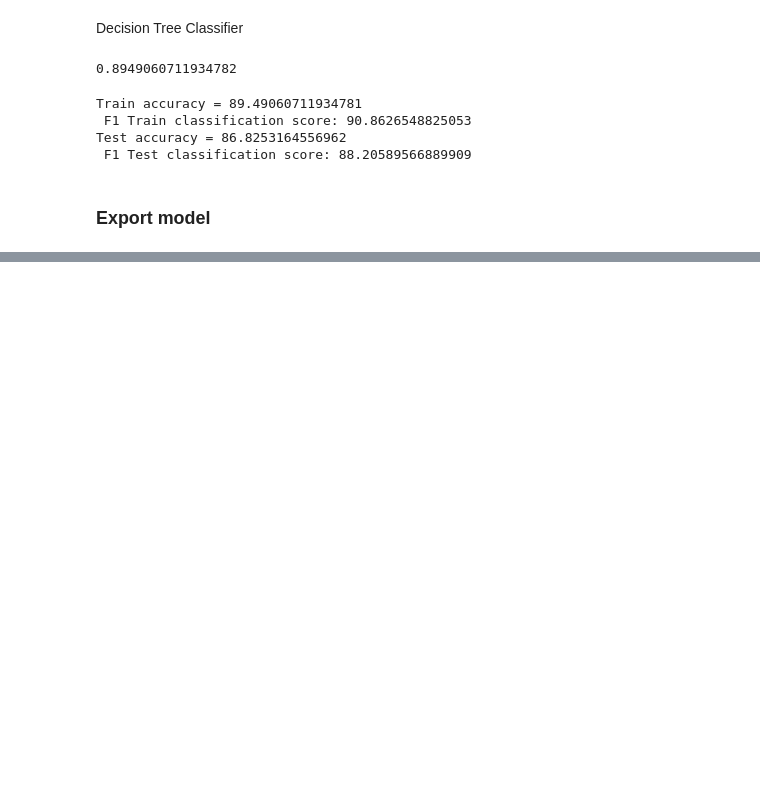
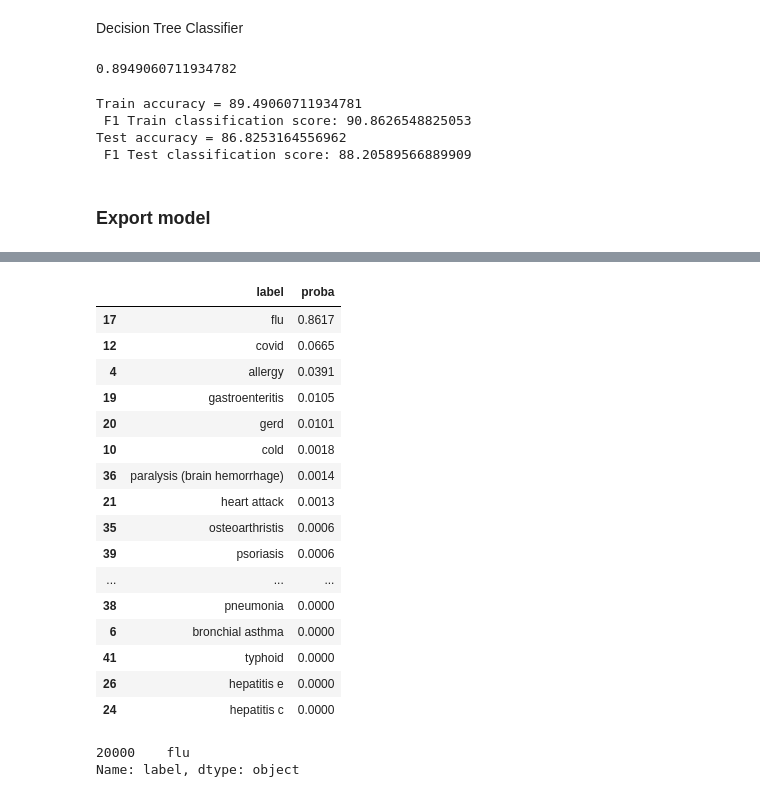
Before and after one commit to Emekaborisama/disease_symptom_classification, a Jupyter notebook: notebook/notebook.ipynb, the cells around one changed output, grey strips where cells are left out. Drawn from its saved outputs; the diff is of its cells as text; code cells hidden in the pictures; blank space fills up the shorter version.

```diff
--- a/notebook/notebook.ipynb
+++ b/notebook/notebook.ipynb
@@ -452,0 +501,4 @@ dump(clf, "gbmodel.joblib.dat")
+# %%
+prob = list(loaded_model.predict_proba(X[20000:20001]))
+columns = ['label', 'proba']
+label = list(loaded_model.classes_)
@@ -453,3 +525,30 @@ dump(clf, "gbmodel.joblib.dat")
+# %%
+res = pd.DataFrame(list(zip(label, prob[0])), columns =columns)
+res['proba'] = round(res['proba'], 4)
+res.sort_values(by='proba', ascending=False)
+# %% [output]
+|  | label | proba |
+| 17 | flu | 0.8617 |
+| 12 | covid | 0.0665 |
+| 4 | allergy | 0.0391 |
+| 19 | gastroenteritis | 0.0105 |
+| 20 | gerd | 0.0101 |
+| 10 | cold | 0.0018 |
+| 36 | paralysis (brain hemorrhage) | 0.0014 |
+| 21 | heart attack | 0.0013 |
+| 35 | osteoarthristis | 0.0006 |
+| 39 | psoriasis | 0.0006 |
+| ... | ... | ... |
+| 38 | pneumonia | 0.0000 |
+| 6 | bronchial asthma | 0.0000 |
+| 41 | typhoid | 0.0000 |
+| 26 | hepatitis e | 0.0000 |
+| 24 | hepatitis c | 0.0000 |
+# %%
+df[20000:20001]['label']
+# %% [output]
+20000    flu
+Name: label, dtype: object
 # %% [markdown]
 <a style='text-decoration:none;line-height:16px;display:flex;color:#5B5B62;padding:10px;justify-content:end;' href='https://deepnote.com?utm_source=created-in-deepnote-cell&projectId=1b0770af-dab9-475b-b419-2a7c23121b4f' target="_blank">
 <img alt='Created in deepnote.com' style='display:inline;max-height:16px;margin:0px;margin-right:7.5px;' src='embedded-picture-1' > </img>
```
Also changed, not shown: parts of 7 cells of this notebook, 4 other files.
